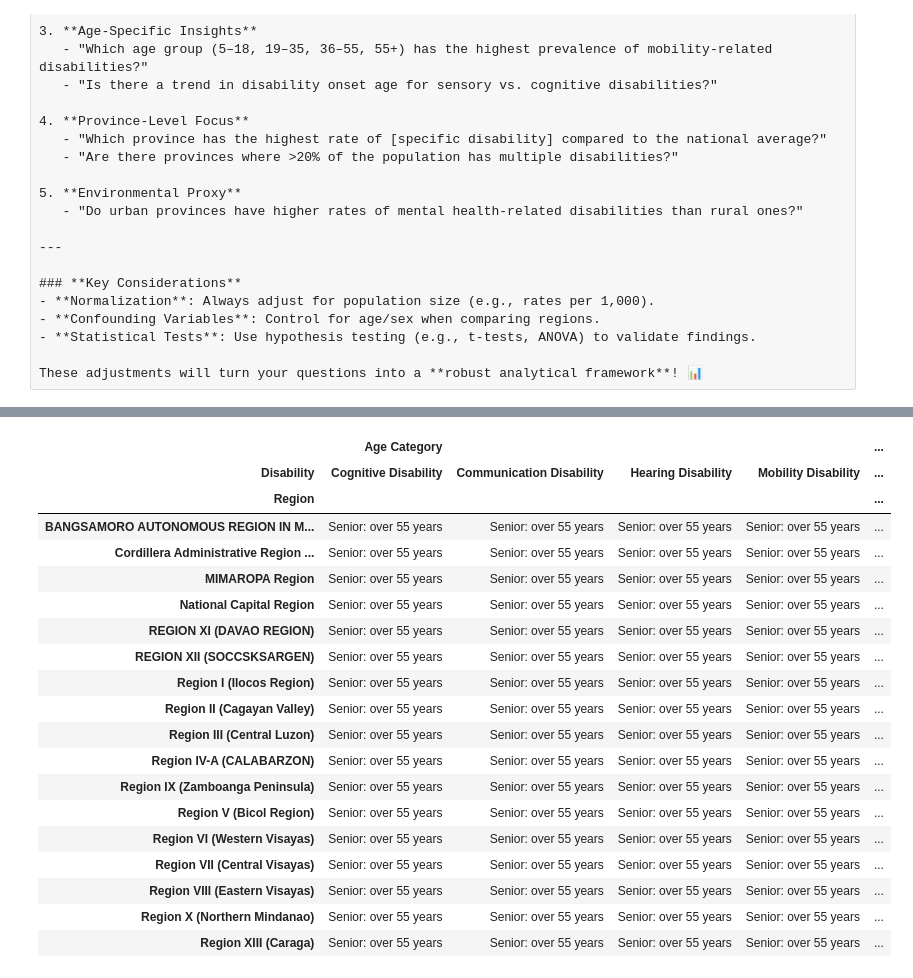
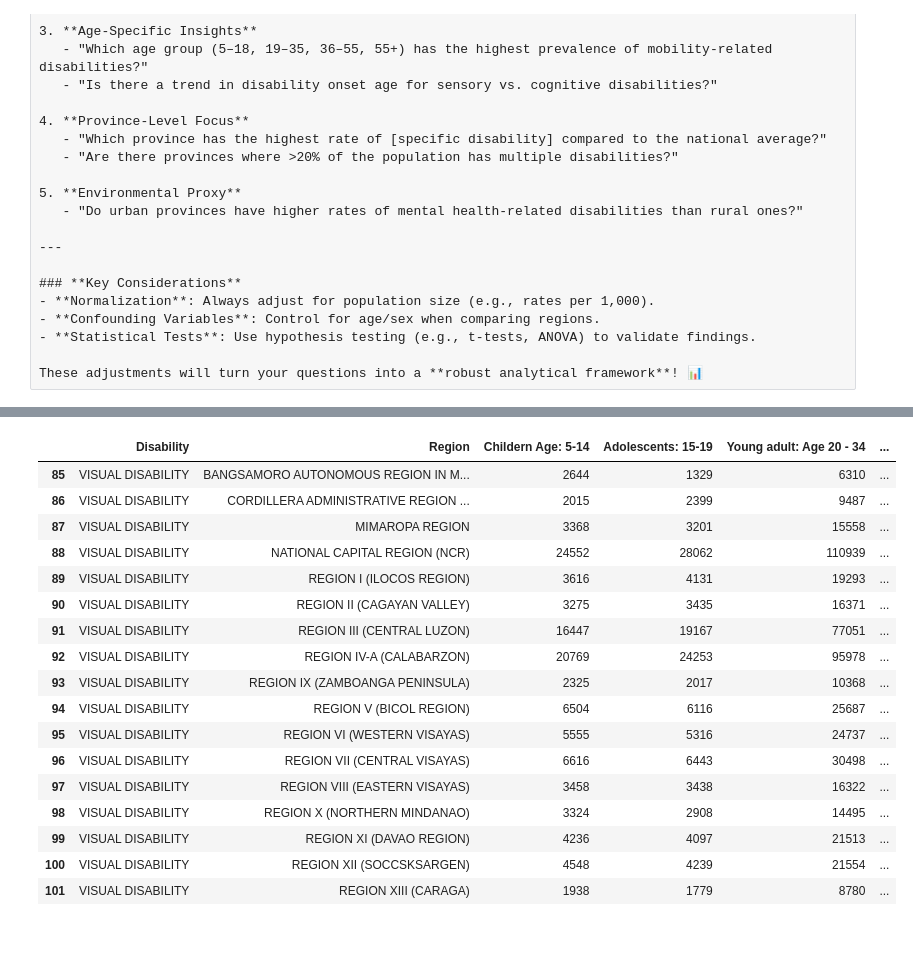
Before and after one commit to Jkianboringot/new-functional-disability, a Jupyter notebook: analyzing_functional_difficulty.ipynb, the cells around one changed output, grey strips where cells are left out. Drawn from its saved outputs; the diff is of its cells as text; code cells hidden in the pictures; blank space fills up the shorter version.

```diff
--- a/analyzing_functional_difficulty.ipynb
+++ b/analyzing_functional_difficulty.ipynb
@@ -137,4 +169,4 @@ df
 # %%
-region_total_population["Region"]=region_total_population["Region"].str.upper()
+region_total_population["Region"]=region_total_population["Region"].str.upper().str.strip()
 # %%
 disability_by_region = (
@@ -175,36 +224,50 @@ total_severe_disability_population
 # %%
-most_affected_age=(df.loc[(df["Sex"] == "All Sex") & (df["Status"] == "All")]
+most_affected_age=(df.loc[(df["Sex"] == "ALL SEX") & (df["Status"] == "ALL")]
     .groupby(["Disability","Region"], as_index=False)[['Childern Age: 5-14', 'Adolescents: 15-19', 'Young adult: Age 20 - 34',
        'Adults: 35–54 years', 'Senior: over 55 years']]
-    .sum())
+    .sum().assign(
+        Region=lambda x: x["Region"]
 
-MAA_melted=most_affected_age.melt(id_vars=["Region","Disability"],var_name="Age Category",value_name="value")
-idx=MAA_melted.groupby(["Region","Disability"])["value"].idxmax()
-MAA_melted_filtered=MAA_melted.loc[idx,["Region","Disability","value","Age Category"]]
+        .str.replace("^NATIONAL CAPITAL REGION$", "NATIONAL CAPITAL REGION (NCR)", regex=True)
+    ))
+
+#change maa_melted_filtered to a function to filter by like total functional difficulty where you take populaiton and
+#divide it becasue it seem to have more old than you
-# %%
-
-
-MAA_melted_filtered.pivot_table(index="Region",columns="Disability",
-                       values=["Age Category","value"],
-                       aggfunc={"Age Category":"max","value":"max"})
-# %% [output]
-|  | Age Category |  |  |  | ... |
-| Disability | Cognitive Disability | Communication Disability | Hearing Disability | Mobility Disability | ... |
-| Region |  |  |  |  | ... |
-| BANGSAMORO AUTONOMOUS REGION IN M... | Senior: over 55 years | Senior: over 55 years | Senior: over 55 years | Senior: over 55 years | ... |
-| Cordillera Administrative Region ... | Senior: over 55 years | Senior: over 55 years | Senior: over 55 years | Senior: over 55 years | ... |
-| MIMAROPA Region | Senior: over 55 years | Senior: over 55 years | Senior: over 55 years | Senior: over 55 years | ... |
-| National Capital Region | Senior: over 55 years | Senior: over 55 years | Senior: over 55 years | Senior: over 55 years | ... |
-| REGION XI (DAVAO REGION) | Senior: over 55 years | Senior: over 55 years | Senior: over 55 years | Senior: over 55 years | ... |
-| REGION XII (SOCCSKSARGEN) | Senior: over 55 years | Senior: over 55 years | Senior: over 55 years | Senior: over 55 years | ... |
-| Region I (Ilocos Region) | Senior: over 55 years | Senior: over 55 years | Senior: over 55 years | Senior: over 55 years | ... |
-| Region II (Cagayan Valley) | Senior: over 55 years | Senior: over 55 years | Senior: over 55 years | Senior: over 55 years | ... |
-| Region III (Central Luzon) | Senior: over 55 years | Senior: over 55 years | Senior: over 55 years | Senior: over 55 years | ... |
-| Region IV-A (CALABARZON) | Senior: over 55 years | Senior: over 55 years | Senior: over 55 years | Senior: over 55 years | ... |
-| Region IX (Zamboanga Peninsula) | Senior: over 55 years | Senior: over 55 years | Senior: over 55 years | Senior: over 55 years | ... |
-| Region V (Bicol Region) | Senior: over 55 years | Senior: over 55 years | Senior: over 55 years | Senior: over 55 years | ... |
-| Region VI (Western Visayas) | Senior: over 55 years | Senior: over 55 years | Senior: over 55 years | Senior: over 55 years | ... |
-| Region VII (Central Visayas) | Senior: over 55 years | Senior: over 55 years | Senior: over 55 years | Senior: over 55 years | ... |
-| Region VIII (Eastern Visayas) | Senior: over 55 years | Senior: over 55 years | Senior: over 55 years | Senior: over 55 years | ... |
-| Region X (Northern Mindanao) | Senior: over 55 years | Senior: over 55 years | Senior: over 55 years | Senior: over 55 years | ... |
-| Region XIII (Caraga) | Senior: over 55 years | Senior: over 55 years | Senior: over 55 years | Senior: over 55 years | ... |
+# %%
+age_regional_disibality=pd.merge(most_affected_age,region_total_population,on="Region",how="left")
+
+age_group = {
+    "5-14": "Childern Age: 5-14",
+    "15-19": "Adolescents: 15-19",
+    "20-34": "Young adult: Age 20 - 34",
+    "35-45": "Adults: 35–54 years",
+    "over 55": "Senior: over 55 years"
+}
+
+for age_label, age_column in age_group.items():
+    age_regional_disibality[f"average affected in Age: {age_label}"] = np.ceil(age_regional_disibality[age_column] / age_regional_disibality['Population'] * 100000)
+
+def age_region_demo(x):
+    return age_regional_disibality.loc[age_regional_disibality["Disability"]==str(x).upper().strip()]
+age_region_demo("visual disability")
+
+# this just need optimization like not showing column that is not filter by average since its not importance anymore
+# %% [output]
+|  | Disability | Region | Childern Age: 5-14 | Adolescents: 15-19 | Young adult: Age 20 - 34 | ... |
+| 85 | VISUAL DISABILITY | BANGSAMORO AUTONOMOUS REGION IN M... | 2644 | 1329 | 6310 | ... |
+| 86 | VISUAL DISABILITY | CORDILLERA ADMINISTRATIVE REGION ... | 2015 | 2399 | 9487 | ... |
+| 87 | VISUAL DISABILITY | MIMAROPA REGION | 3368 | 3201 | 15558 | ... |
+| 88 | VISUAL DISABILITY | NATIONAL CAPITAL REGION (NCR) | 24552 | 28062 | 110939 | ... |
+| 89 | VISUAL DISABILITY | REGION I (ILOCOS REGION) | 3616 | 4131 | 19293 | ... |
+| 90 | VISUAL DISABILITY | REGION II (CAGAYAN VALLEY) | 3275 | 3435 | 16371 | ... |
+| 91 | VISUAL DISABILITY | REGION III (CENTRAL LUZON) | 16447 | 19167 | 77051 | ... |
+| 92 | VISUAL DISABILITY | REGION IV-A (CALABARZON) | 20769 | 24253 | 95978 | ... |
+| 93 | VISUAL DISABILITY | REGION IX (ZAMBOANGA PENINSULA) | 2325 | 2017 | 10368 | ... |
+| 94 | VISUAL DISABILITY | REGION V (BICOL REGION) | 6504 | 6116 | 25687 | ... |
+| 95 | VISUAL DISABILITY | REGION VI (WESTERN VISAYAS) | 5555 | 5316 | 24737 | ... |
+| 96 | VISUAL DISABILITY | REGION VII (CENTRAL VISAYAS) | 6616 | 6443 | 30498 | ... |
+| 97 | VISUAL DISABILITY | REGION VIII (EASTERN VISAYAS) | 3458 | 3438 | 16322 | ... |
+| 98 | VISUAL DISABILITY | REGION X (NORTHERN MINDANAO) | 3324 | 2908 | 14495 | ... |
+| 99 | VISUAL DISABILITY | REGION XI (DAVAO REGION) | 4236 | 4097 | 21513 | ... |
+| 100 | VISUAL DISABILITY | REGION XII (SOCCSKSARGEN) | 4548 | 4239 | 21554 | ... |
+| 101 | VISUAL DISABILITY | REGION XIII (CARAGA) | 1938 | 1779 | 8780 | ... |
```
Also changed, not shown: parts of 18 cells of this notebook.
